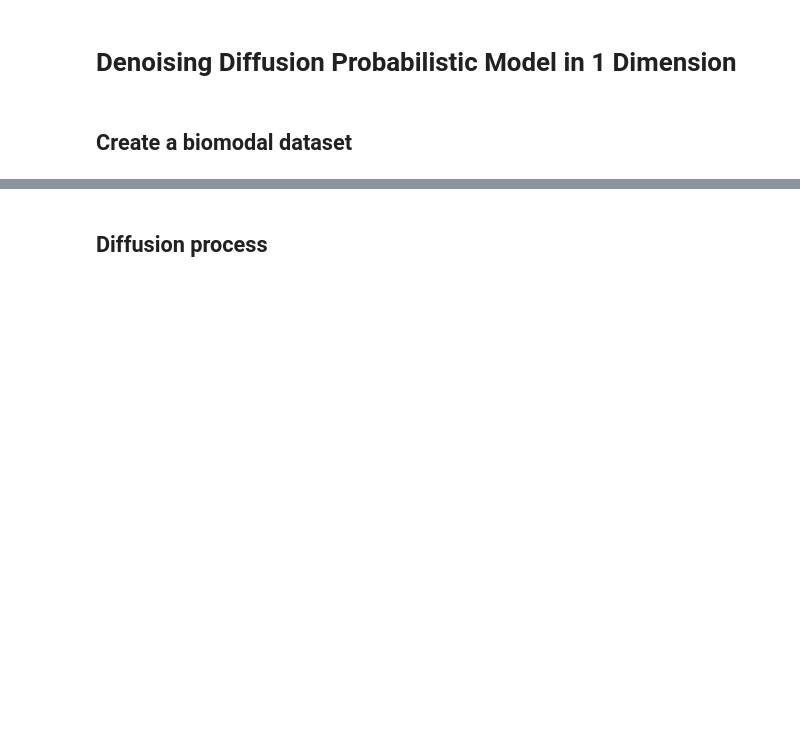
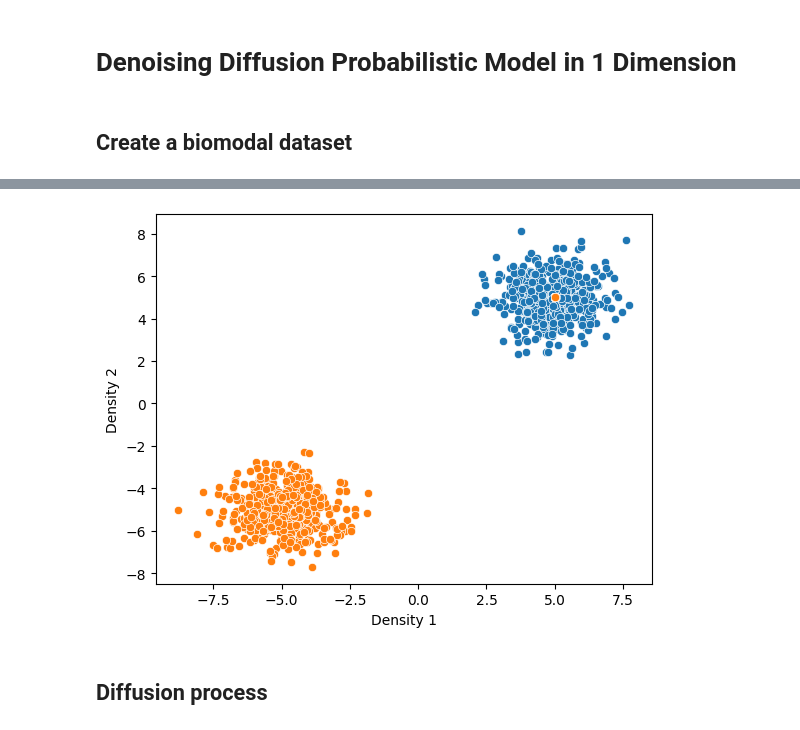
Before and after one commit to RajatRasal/cxr-generation, a Jupyter notebook: experiments/1d_diffusion/1-d_DiffusionModel_noise_unet.ipynb, the cells around one changed output, grey strips where cells are left out. Cells and saved outputs as stored; diff of their text form; code cells hidden in the pictures; blank space fills up the shorter version.

```diff
--- a/experiments/1d_diffusion/1-d_DiffusionModel_noise_unet.ipynb
+++ b/experiments/1d_diffusion/1-d_DiffusionModel_noise_unet.ipynb
@@ -70,3 +69,11 @@ plt.show()
+# %%
+kwargs = {"means": [[-5., -5.], [5., 5.]], "scales": [0.001, 0.999], "mixing_coefficients": [0.5, 0.5], "N": 1000}
+sns.scatterplot(pd.DataFrame(sample_gmm_2d(**kwargs), columns=["Density 1", "Density 2"]), x="Density 1", y="Density 2")
+kwargs = {"means": [[-5., -5.], [5., 5.]], "scales": [0.999, 0.001], "mixing_coefficients": [0.5, 0.5], "N": 1000}
+sns.scatterplot(pd.DataFrame(sample_gmm_2d(**kwargs), columns=["Density 1", "Density 2"]), x="Density 1", y="Density 2")
+plt.show()
+# %% [output]
+[figure, added]
 # %% [markdown]
 ## Diffusion process
 # %%
```
Also changed, not shown: parts of 59 cells of this notebook.
